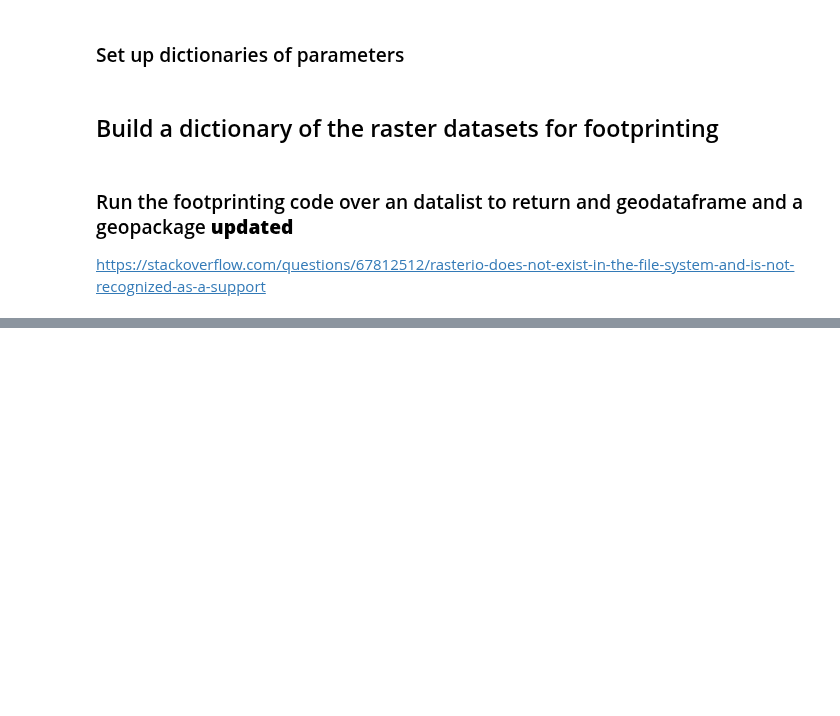
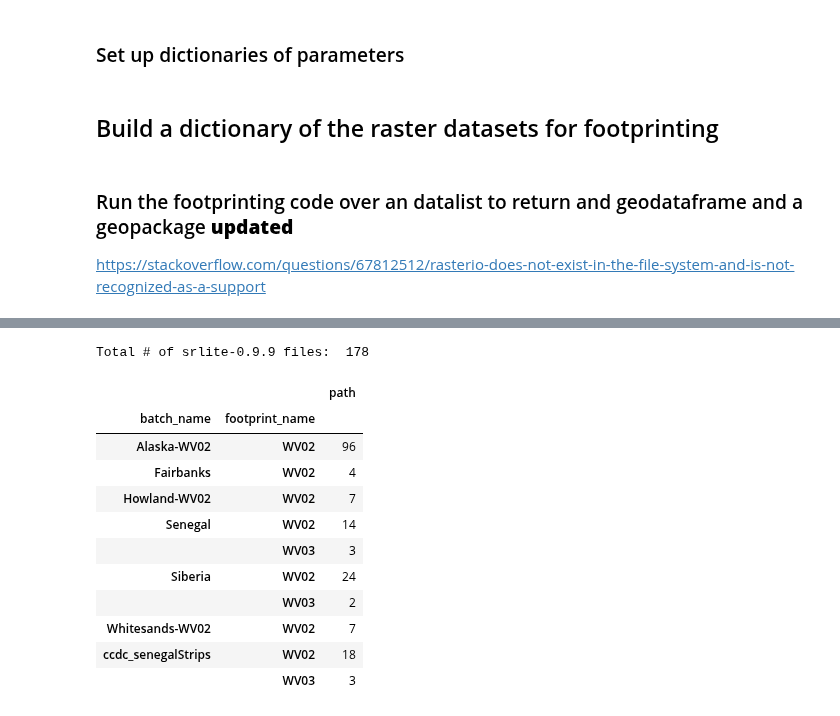
Before and after one commit to pahbs/geoscitools, a Jupyter notebook: footprint_srlite.ipynb, the cells around one changed output, grey strips where cells are left out. Cells and saved outputs as stored; diff of their text form; code cells hidden in the pictures; blank space fills up the shorter version.

```diff
--- a/footprint_srlite.ipynb
+++ b/footprint_srlite.ipynb
@@ -42,6 +47,7 @@ dict_list = [
      'image_type': '**',
      'search_tail_string': '/*toa.tif',
      'search_link_string': '',
+     'GET_BATCH': True,
      'DO_DATAMASK': False,
      'GET_ONLY_DATASETMASK': True,
      'MANY_CRS': True,
@@ -57,6 +63,7 @@ dict_list = [
      'image_type': '',
      'search_tail_string': '/*ccdc.tif',
      'search_link_string': '',
+     'GET_BATCH': False,
      'DO_DATAMASK': False,
      'GET_ONLY_DATASETMASK': True,
      'MANY_CRS': True,
@@ -72,6 +79,7 @@ dict_list = [
      'image_type': '**',
      'search_tail_string': '/*toa.cloudmask.v1.2.tif',
      'search_link_string': '',
+     'GET_BATCH': True,
      'DO_DATAMASK': False,
      'GET_ONLY_DATASETMASK': True,
      'MANY_CRS': True,
@@ -88,10 +96,11 @@ dict_list = [
      'image_type': '**',
      'search_tail_string': '/*sr-02m.tif',
      'search_link_string': '',
+     'GET_BATCH': True,
      'DO_DATAMASK': False,
      'GET_ONLY_DATASETMASK': True,
      'MANY_CRS': True,
-     'out_footprint_dir': '/adapt/nobackup/people/pmontesa/userfs02/projects/srlite/misc',
+     'out_footprint_dir': '/adapt/nobackup/people/pmontesa/userfs02/projects/srlite',
      'footprint_name_SPLIT_CHAR': '_',
      'footprint_name_SPLIT_POS': 0,
      'aws_credential_fn': None
@@ -104,7 +113,7 @@ https://stackoverflow.com/questions/67812512/rasterio-does-not-exist-in-the-file
 # %%
 ######################
 # Select a dictionary
-d = dict_list[0]
+d = dict_list[-1]
 TEST=False
 ######################
 d
@@ -175,5 +185,7 @@ else:
     # Build a footprint database geodataframe from all rasters
     footprint_gdf = build_footprint_db(f_gdf_lst, TO_GCS=False, WRITE_GPKG=True, OUT_F_NAME=outprint_fn, OUT_LYR_NAME=layer_name)
     footprint_gdf['footprint_name'] = footprint_gdf['file'].str.split(d['footprint_name_SPLIT_CHAR'], expand=True)[d['footprint_name_SPLIT_POS']]
+    if d['GET_BATCH']:
+        footprint_gdf['batch_name'] = footprint_gdf['path'].apply(lambda x: os.path.splitext(os.path.basename(x))[0])
     footprint_gdf_list.append(footprint_gdf)
 # %% [output]
@@ -188,9 +199,0 @@ Wall time: 1min
-# %%
-footprint_gdf = footprint_gdf_list[0]
-#print(footprint_gdf.path.to_list())
-#print(footprint_gdf.to_crs(4326).iloc[1])
-print(footprint_gdf.iloc[0].path)
-print(footprint_gdf.iloc[0].file)
-#footprint_gdf[footprint_gdf.file=='MCD12Q2.h12v02.peak.bias.tif']#.to_crs(4326).geometry.to_json()
-#footprint_gdf.crs.to_json()
-footprint_gdf.to_crs(4326)
@@ -218,0 +200,17 @@ maplib.MAP_LAYER_FOLIUM(footprint_gdf, LAYER_COL_NAME='file', LAYER_NAME = 'EVHR
+# %%
+print(f"Total # of {d['data_source'] } files:  {footprint_gdf.shape[0]}")
+footprint_gdf[['footprint_name','batch_name','path']].groupby(['batch_name','footprint_name']).count()
+# %% [output]
+Total # of srlite-0.9.9 files:  178
+|  |  | path |
+| batch_name | footprint_name |  |
+| Alaska-WV02 | WV02 | 96 |
+| Fairbanks | WV02 | 4 |
+| Howland-WV02 | WV02 | 7 |
+| Senegal | WV02 | 14 |
+|  | WV03 | 3 |
+| Siberia | WV02 | 24 |
+|  | WV03 | 2 |
+| Whitesands-WV02 | WV02 | 7 |
+| ccdc_senegalStrips | WV02 | 18 |
+|  | WV03 | 3 |
```
Also changed, not shown: parts of 11 cells of this notebook, 1 other file.
